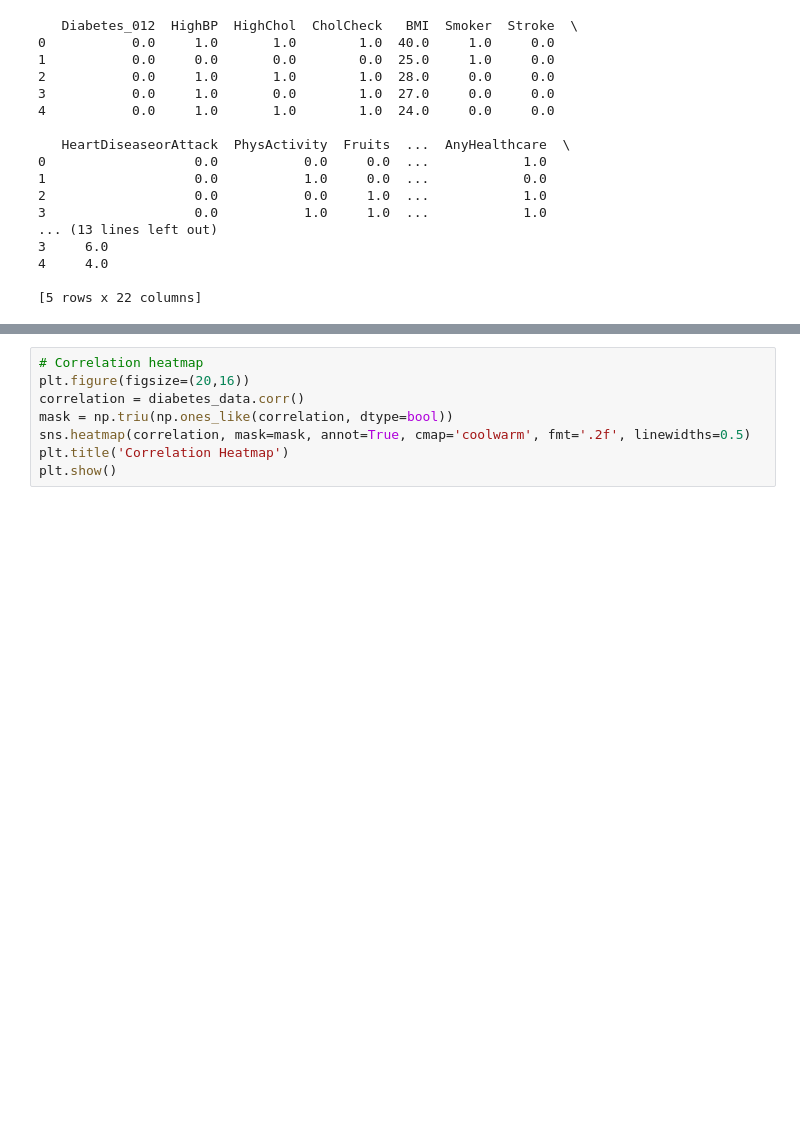
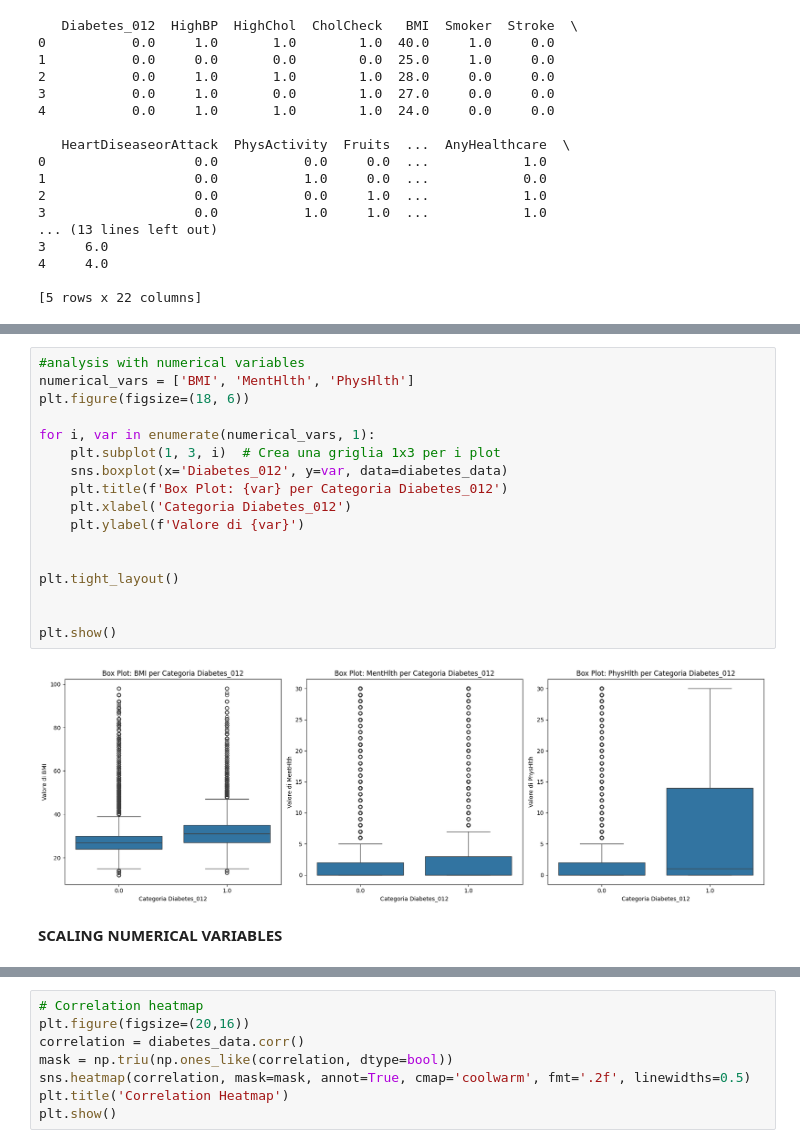
Before and after one commit to Catafal/Data-Mining-I, a Jupyter notebook: Project/project.ipynb, the cells around one changed output, grey strips where cells are left out. Drawn from its saved outputs; the diff is of its cells as text; blank space fills up the shorter version.

```diff
--- a/Project/project.ipynb
+++ b/Project/project.ipynb
@@ -78,0 +334,21 @@ max         1.000000      13.000000       6.000000       8.000000
+# %%
+#analysis with numerical variables
+numerical_vars = ['BMI', 'MentHlth', 'PhysHlth']
+plt.figure(figsize=(18, 6))
+
+for i, var in enumerate(numerical_vars, 1):
+    plt.subplot(1, 3, i)  # Crea una griglia 1x3 per i plot
+    sns.boxplot(x='Diabetes_012', y=var, data=diabetes_data)
+    plt.title(f'Box Plot: {var} per Categoria Diabetes_012')
+    plt.xlabel('Categoria Diabetes_012')
+    plt.ylabel(f'Valore di {var}')
+
+
+plt.tight_layout()
+
+
+plt.show()
+# %% [output]
+[figure, added]
+# %% [markdown]
+**SCALING NUMERICAL VARIABLES**
```
Also changed, not shown: parts of 23 cells of this notebook, 2 other files.
